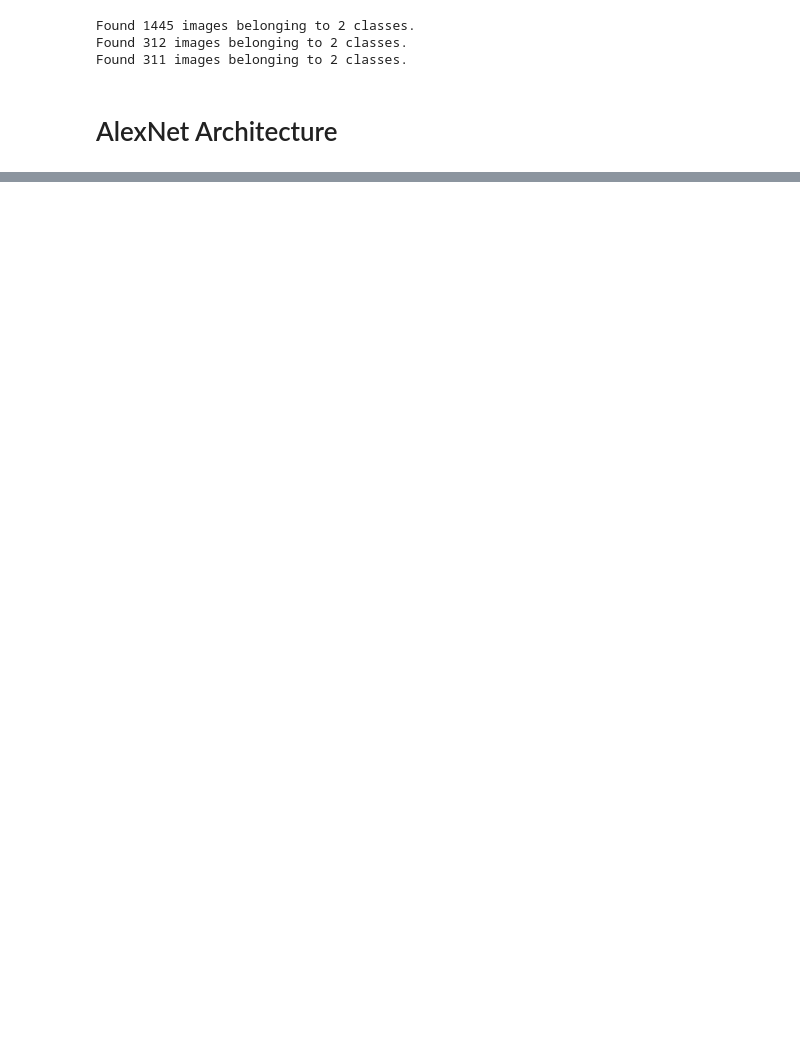
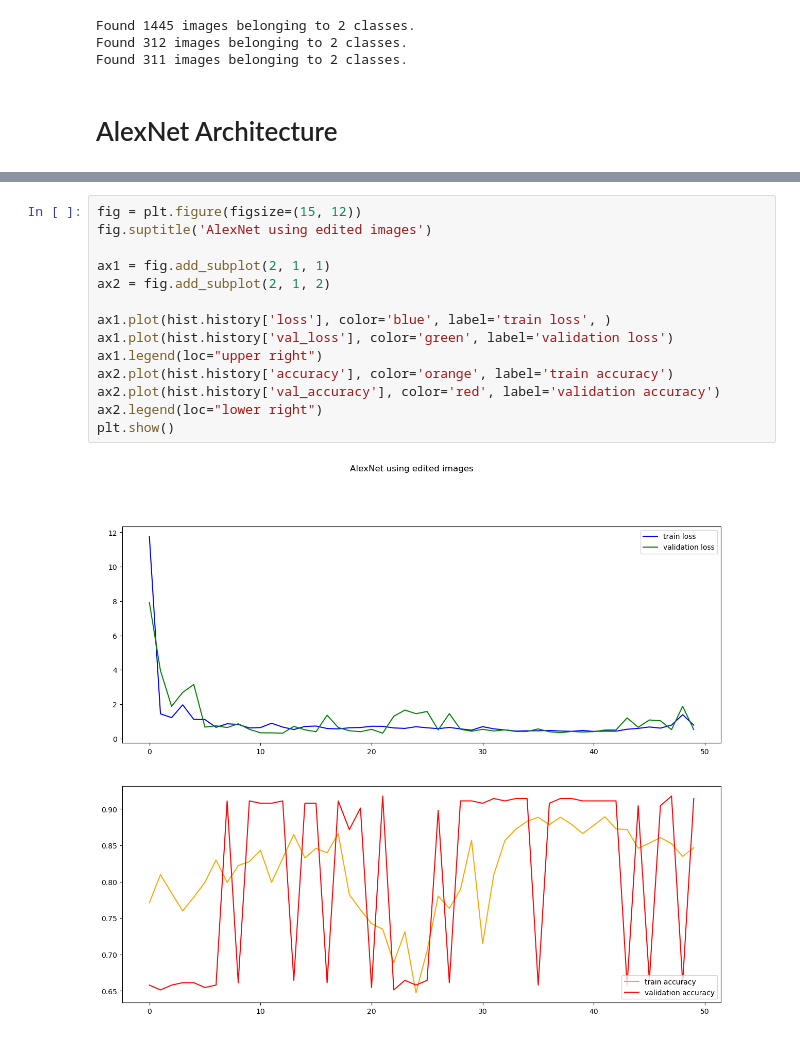
Before and after one commit to byLiTTo/MegaClassifier, a Jupyter notebook: e02_AlexNet.ipynb, the cells around one changed output, grey strips where cells are left out. Cells and saved outputs as stored; diff of their text form; blank space fills up the shorter version.

Commit message:
AlexNet MOD

```diff
--- a/e02_AlexNet.ipynb
+++ b/e02_AlexNet.ipynb
@@ -218,0 +217,16 @@ KeyboardInterrupt:
+# %%
+fig = plt.figure(figsize=(15, 12))
+fig.suptitle('AlexNet using edited images')
+
+ax1 = fig.add_subplot(2, 1, 1)
+ax2 = fig.add_subplot(2, 1, 2)
+
+ax1.plot(hist.history['loss'], color='blue', label='train loss', )
+ax1.plot(hist.history['val_loss'], color='green', label='validation loss')
+ax1.legend(loc="upper right")
+ax2.plot(hist.history['accuracy'], color='orange', label='train accuracy')
+ax2.plot(hist.history['val_accuracy'], color='red', label='validation accuracy')
+ax2.legend(loc="lower right")
+plt.show()
+# %% [output]
+[figure, added]
```
Also changed, not shown: parts of 3 cells of this notebook, 5 other files.
